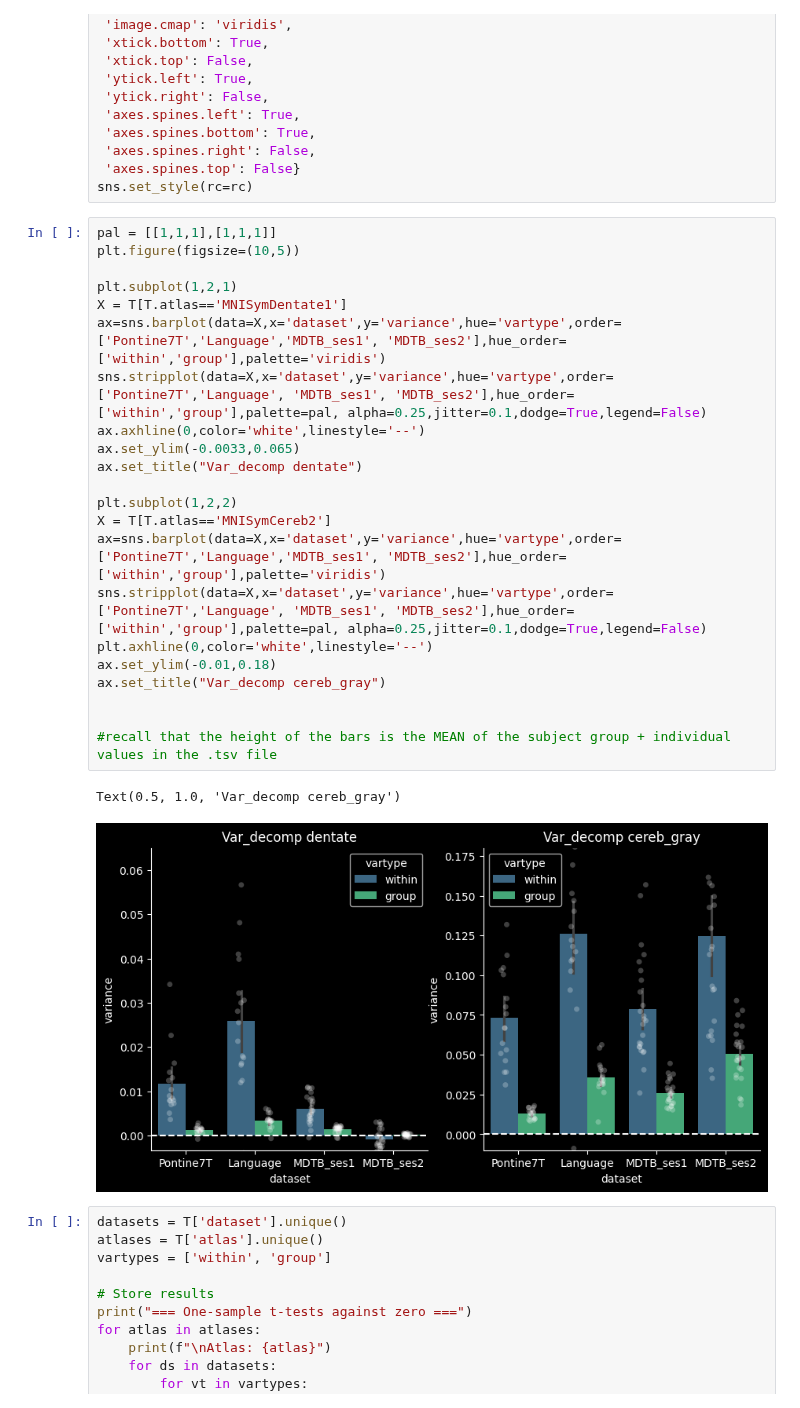
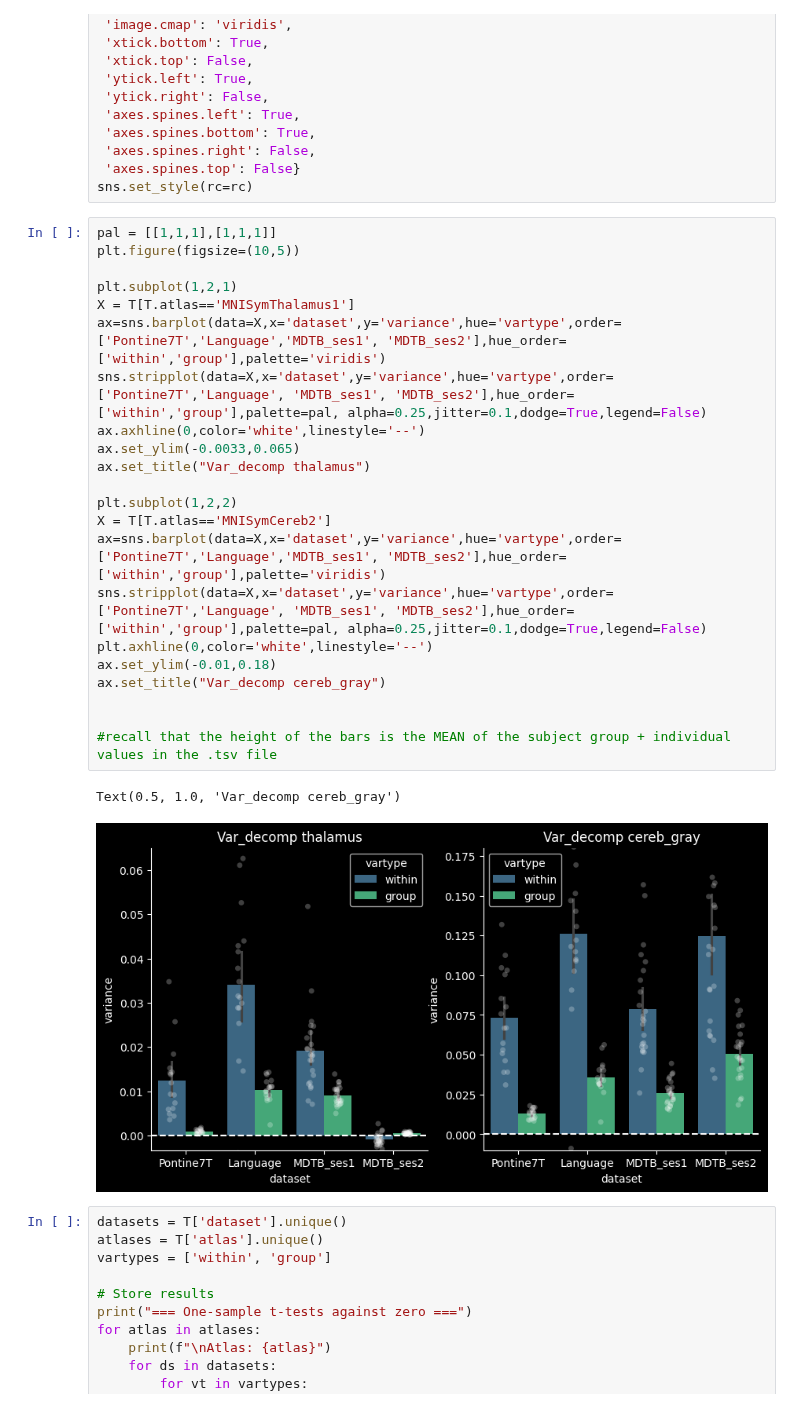
Before and after one commit to DiedrichsenLab/Pontine7T, a Jupyter notebook: notebooks/plots_decomp_var_ince.ipynb, the cells around one changed output. Drawn from its saved outputs; the diff is of its cells as text.

```diff
--- a/notebooks/new_plots_decomp_var_ince.ipynb
+++ b/notebooks/plots_decomp_var_ince.ipynb
@@ -386,28 +386,28 @@ sns.set_style(rc=rc)
 # %%
 pal = [[1,1,1],[1,1,1]]
 plt.figure(figsize=(10,5))
 
 plt.subplot(1,2,1)
-X = T[T.atlas=='MNISymDentate1']
+X = T[T.atlas=='MNISymThalamus1']
 ax=sns.barplot(data=X,x='dataset',y='variance',hue='vartype',order=['Pontine7T','Language','MDTB_ses1', 'MDTB_ses2'],hue_order=['within','group'],palette='viridis')
 sns.stripplot(data=X,x='dataset',y='variance',hue='vartype',order=['Pontine7T','Language', 'MDTB_ses1', 'MDTB_ses2'],hue_order=['within','group'],palette=pal, alpha=0.25,jitter=0.1,dodge=True,legend=False)
 ax.axhline(0,color='white',linestyle='--')
 ax.set_ylim(-0.0033,0.065)
-ax.set_title("Var_decomp dentate")
+ax.set_title("Var_decomp thalamus")
 
 plt.subplot(1,2,2)
 X = T[T.atlas=='MNISymCereb2']
 ax=sns.barplot(data=X,x='dataset',y='variance',hue='vartype',order=['Pontine7T','Language','MDTB_ses1', 'MDTB_ses2'],hue_order=['within','group'],palette='viridis')
 sns.stripplot(data=X,x='dataset',y='variance',hue='vartype',order=['Pontine7T','Language', 'MDTB_ses1', 'MDTB_ses2'],hue_order=['within','group'],palette=pal, alpha=0.25,jitter=0.1,dodge=True,legend=False)
 plt.axhline(0,color='white',linestyle='--')
 ax.set_ylim(-0.01,0.18)
 ax.set_title("Var_decomp cereb_gray")
 
 
 #recall that the height of the bars is the MEAN of the subject group + individual values in the .tsv file
 # %% [output]
 Text(0.5, 1.0, 'Var_decomp cereb_gray')
-[figure, old version]
+[figure, new version]
 # %%
 datasets = T['dataset'].unique()
 atlases = T['atlas'].unique()
```
